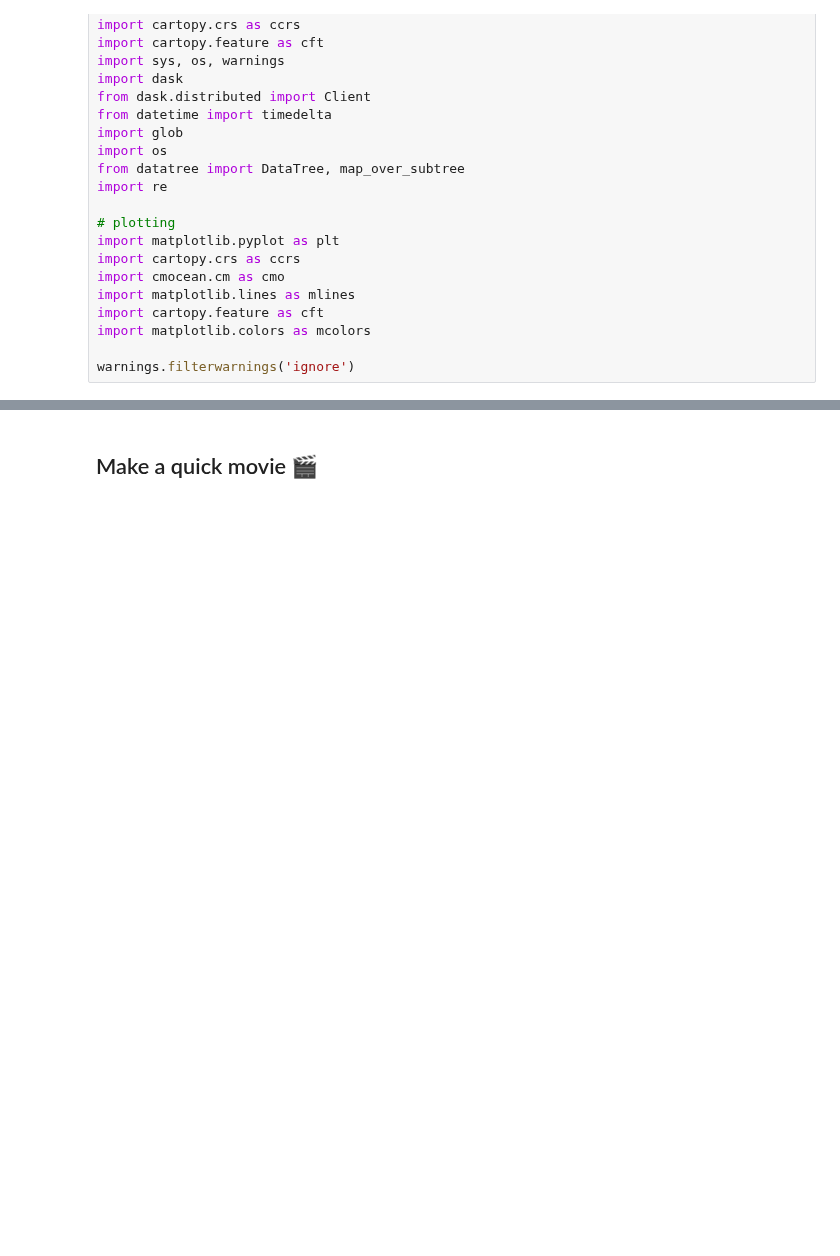
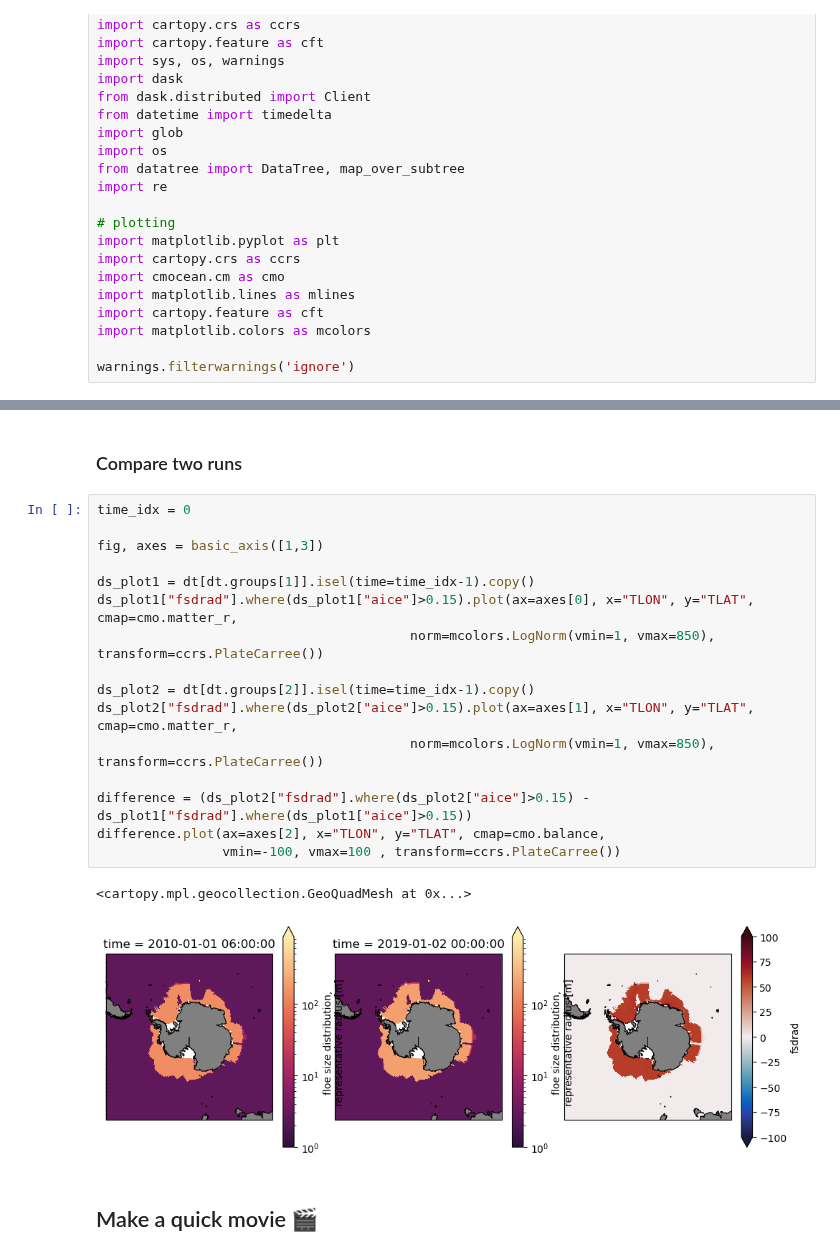
Before and after one commit to NoahDay/access-om3-analysis, a Jupyter notebook: CICE6_standalone.ipynb, the cells around one changed output, grey strips where cells are left out. Cells and saved outputs as stored; diff of their text form; blank space fills up the shorter version.

```diff
--- a/CICE6_standalone.ipynb
+++ b/CICE6_standalone.ipynb
@@ -144,3 +169,24 @@ for iGroup in dt.groups[1:]:
+# %% [markdown]
+### Compare two runs
+# %%
+time_idx = 0
+
+fig, axes = basic_axis([1,3])
+
+ds_plot1 = dt[dt.groups[1]].isel(time=time_idx-1).copy()
+ds_plot1["fsdrad"].where(ds_plot1["aice"]>0.15).plot(ax=axes[0], x="TLON", y="TLAT", cmap=cmo.matter_r,
+                                        norm=mcolors.LogNorm(vmin=1, vmax=850), transform=ccrs.PlateCarree())
+
+ds_plot2 = dt[dt.groups[2]].isel(time=time_idx-1).copy()
+ds_plot2["fsdrad"].where(ds_plot2["aice"]>0.15).plot(ax=axes[1], x="TLON", y="TLAT", cmap=cmo.matter_r,
+                                        norm=mcolors.LogNorm(vmin=1, vmax=850), transform=ccrs.PlateCarree())
+
+difference = (ds_plot2["fsdrad"].where(ds_plot2["aice"]>0.15) - ds_plot1["fsdrad"].where(ds_plot1["aice"]>0.15))
+difference.plot(ax=axes[2], x="TLON", y="TLAT", cmap=cmo.balance,
+                vmin=-100, vmax=100 , transform=ccrs.PlateCarree())
+# %% [output]
+<cartopy.mpl.geocollection.GeoQuadMesh at 0x...>
+[figure, added]
 # %% [markdown]
 ## Make a quick movie 🎬
 # %%
```
Also changed, not shown: parts of 12 cells of this notebook, 1 other file.
